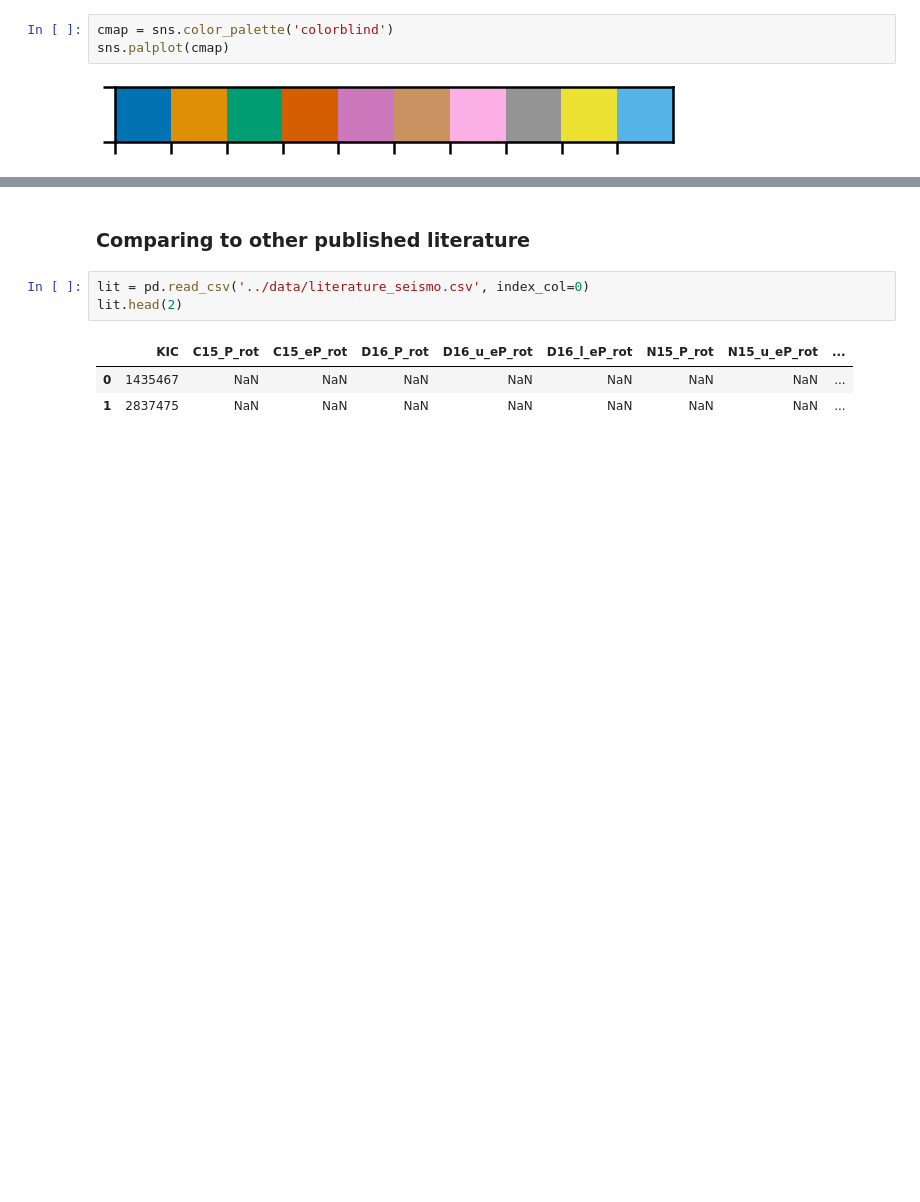
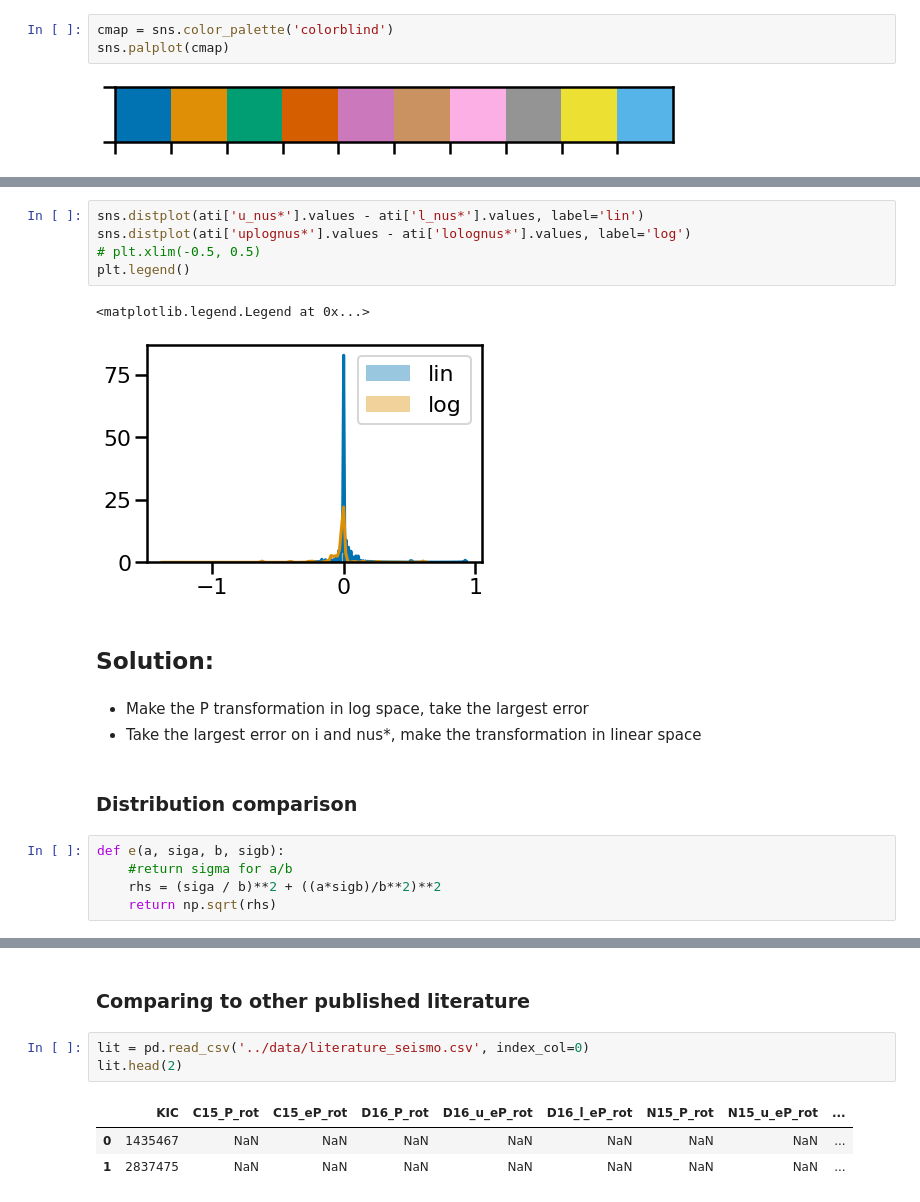
Before and after one commit to ojhall94/malatium, a Jupyter notebook: paper/literature_comparisons_alt.ipynb, the cells around one changed output, grey strips where cells are left out. Saved outputs shown, nothing was run; the diff lists cells and outputs as text; blank space fills up the shorter version.

```diff
--- a/paper/literature_comparisons_alt.ipynb
+++ b/paper/literature_comparisons_alt.ipynb
@@ -47,0 +185,20 @@ sns.palplot(cmap)
+# %%
+sns.distplot(ati['u_nus*'].values - ati['l_nus*'].values, label='lin')
+sns.distplot(ati['uplognus*'].values - ati['lolognus*'].values, label='log')
+# plt.xlim(-0.5, 0.5)
+plt.legend()
+# %% [output]
+<matplotlib.legend.Legend at 0x...>
+[figure, added]
+# %% [markdown]
+## Solution:
+# %% [markdown]
+- Make the P transformation in log space, take the largest error
+- Take the largest error on i and nus*, make the transformation in linear space
+# %% [markdown]
+### Distribution comparison
+# %%
+def e(a, siga, b, sigb):
+    #return sigma for a/b
+    rhs = (siga / b)**2 + ((a*sigb)/b**2)**2
+    return np.sqrt(rhs)
```
Also changed, not shown: parts of 24 cells of this notebook, 6 other files.
